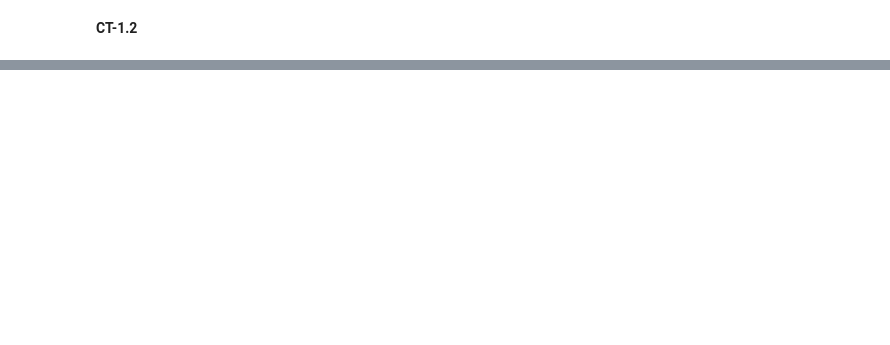
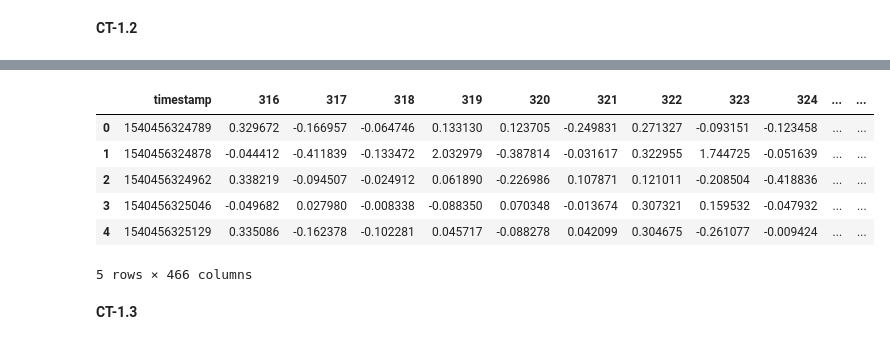
Before and after one commit to fabian819/DSF, a Jupyter notebook: CodingTask1.ipynb, the cells around one changed output, grey strips where cells are left out. Saved outputs shown, nothing was run; the diff lists cells and outputs as text; code cells hidden in the pictures; blank space fills up the shorter version.

```diff
--- a/CodingTask1.ipynb
+++ b/CodingTask1.ipynb
@@ -65,6 +69,4 @@ isolate_header('/content/drive/MyDrive/DSF','CCD-Data.txt')
 # %%
 df = pd.read_csv('/content/drive/MyDrive/DSF/CCD-Data.txt', sep='\t')
 df.head()
-renamed = df.rename(columns=lambda s: s.split('.')[0])
-renamed.groupby(level=0, axis=1)
 # %% [output]
@@ -73,0 +80,19 @@ def merging_columns(dataframe):
+# %%
+def merging_columns_1nm(dataframe):
+  renamed = dataframe.rename(columns=lambda s: s.split('.')[0])   #renaming columns so that only integer wavelengths
+  merged =  renamed.iloc[:,2:].groupby(level=0, axis=1,).mean()   #grouping the columns by wavelength and taking the mean
+  merged.insert(0, 'timestamp', dataframe['Unnamed: 1'])
+  return merged
+# %%
+test = merging_columns_1nm(df)
+test.head()
+# %% [output]
+|  | timestamp | 316 | 317 | 318 | 319 | 320 | 321 | 322 | 323 | 324 | ... | ... |
+| 0 | 1540456324789 | 0.329672 | -0.166957 | -0.064746 | 0.133130 | 0.123705 | -0.249831 | 0.271327 | -0.093151 | -0.123458 | ... | ... |
+| 1 | 1540456324878 | -0.044412 | -0.411839 | -0.133472 | 2.032979 | -0.387814 | -0.031617 | 0.322955 | 1.744725 | -0.051639 | ... | ... |
+| 2 | 1540456324962 | 0.338219 | -0.094507 | -0.024912 | 0.061890 | -0.226986 | 0.107871 | 0.121011 | -0.208504 | -0.418836 | ... | ... |
+| 3 | 1540456325046 | -0.049682 | 0.027980 | -0.008338 | -0.088350 | 0.070348 | -0.013674 | 0.307321 | 0.159532 | -0.047932 | ... | ... |
+| 4 | 1540456325129 | 0.335086 | -0.162378 | -0.102281 | 0.045717 | -0.088278 | 0.042099 | 0.304675 | -0.261077 | -0.009424 | ... | ... |
+5 rows × 466 columns
+# %% [markdown]
+**CT-1.3**
```
Also changed, not shown: parts of 11 cells of this notebook.
